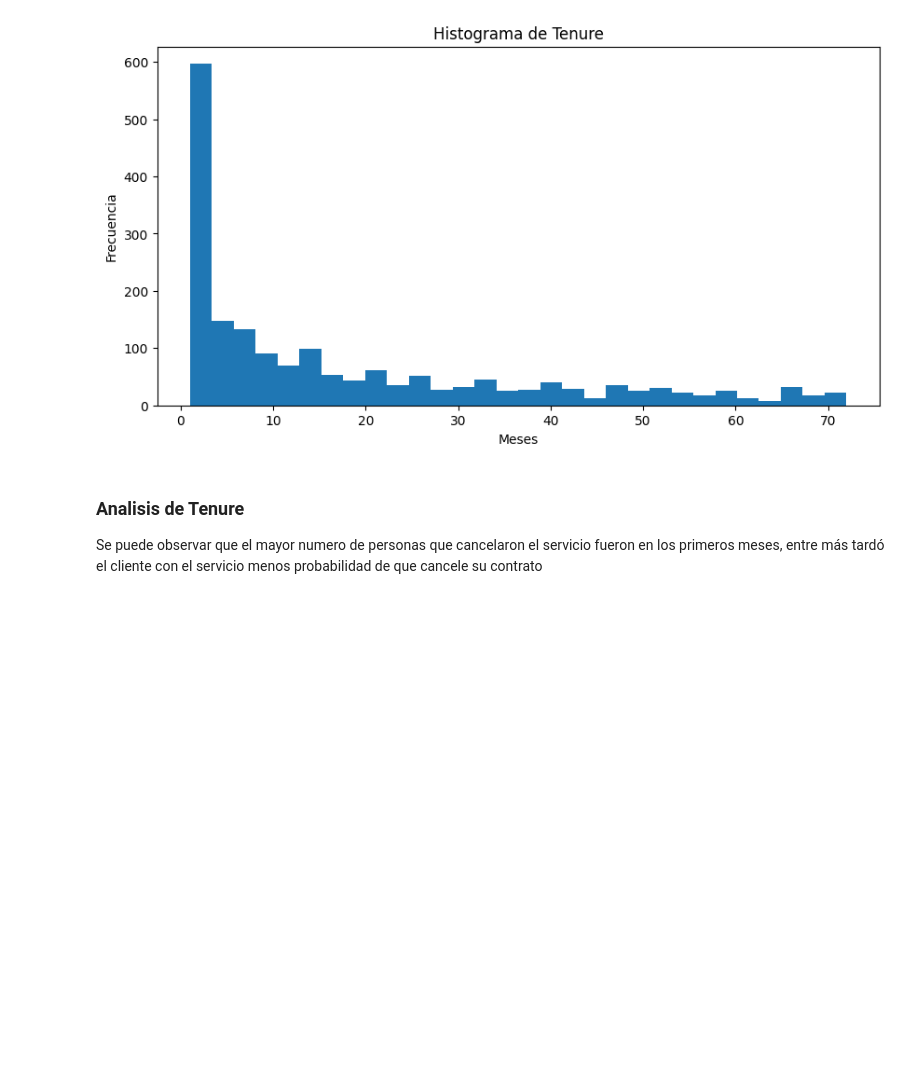
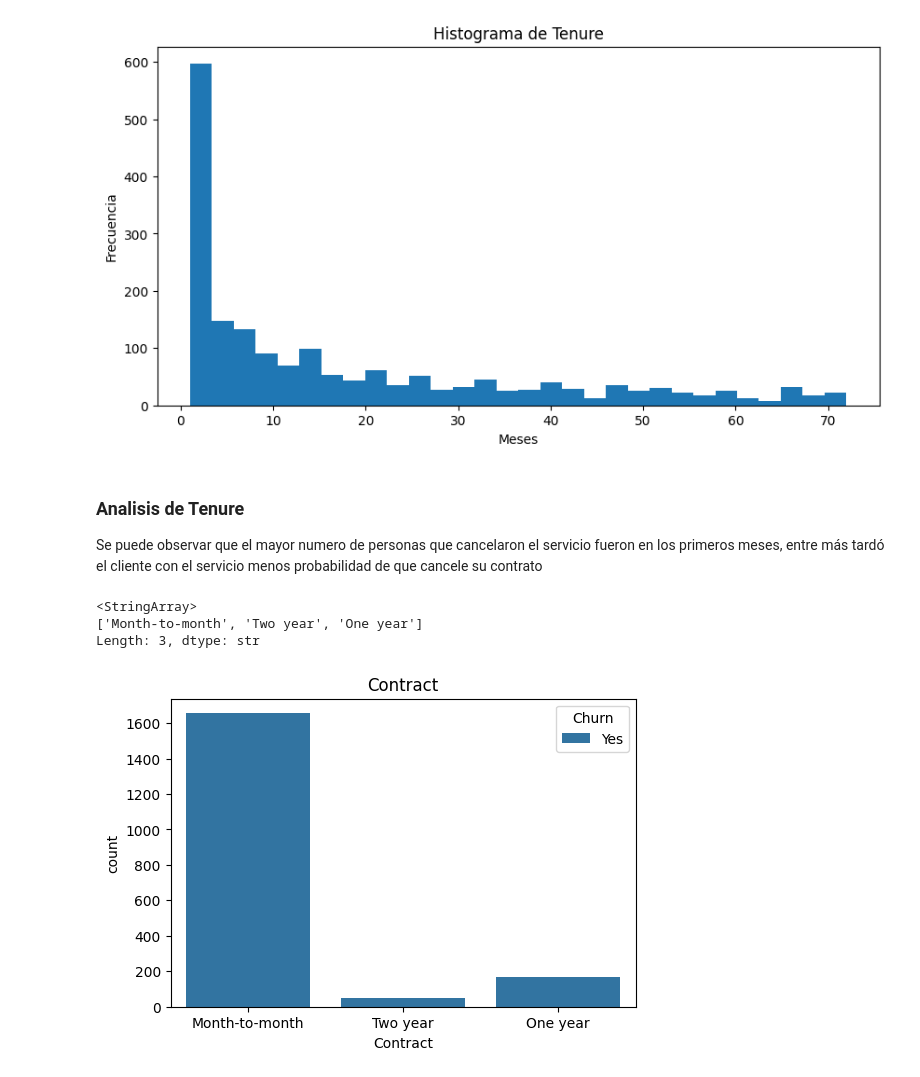
Before and after one commit to HugoCD20/churn-prediction, a Jupyter notebook: notebooks/eda.ipynb, the cells around one changed output. Saved outputs shown, nothing was run; the diff lists cells and outputs as text; code cells hidden in the pictures; blank space fills up the shorter version.

```diff
--- a/notebooks/eda.ipynb
+++ b/notebooks/eda.ipynb
@@ -79,3 +78,19 @@ plt.show()
 # %% [markdown]
 ### Analisis de Tenure
 Se puede observar que el mayor numero de personas que cancelaron el servicio fueron en los primeros meses, entre más tardó el cliente con el servicio menos probabilidad de que cancele su contrato
+# %%
+#Contract
+churn["Contract"].unique()
+# %% [output]
+<StringArray>
+['Month-to-month', 'Two year', 'One year']
+Length: 3, dtype: str
+# %%
+#Contract
+plt.figure(figsize=(6,4))
+
+sns.countplot(data=churn, x="Contract", hue="Churn")
+plt.title("Contract")
+plt.show()
+# %% [output]
+[figure, added]
```
Also changed, not shown: parts of 3 cells of this notebook.
